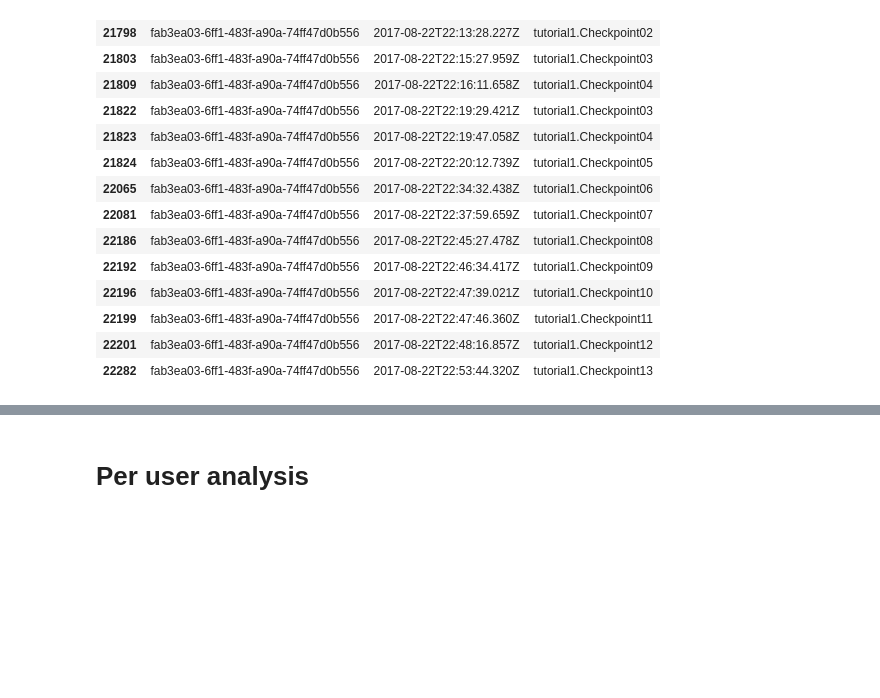
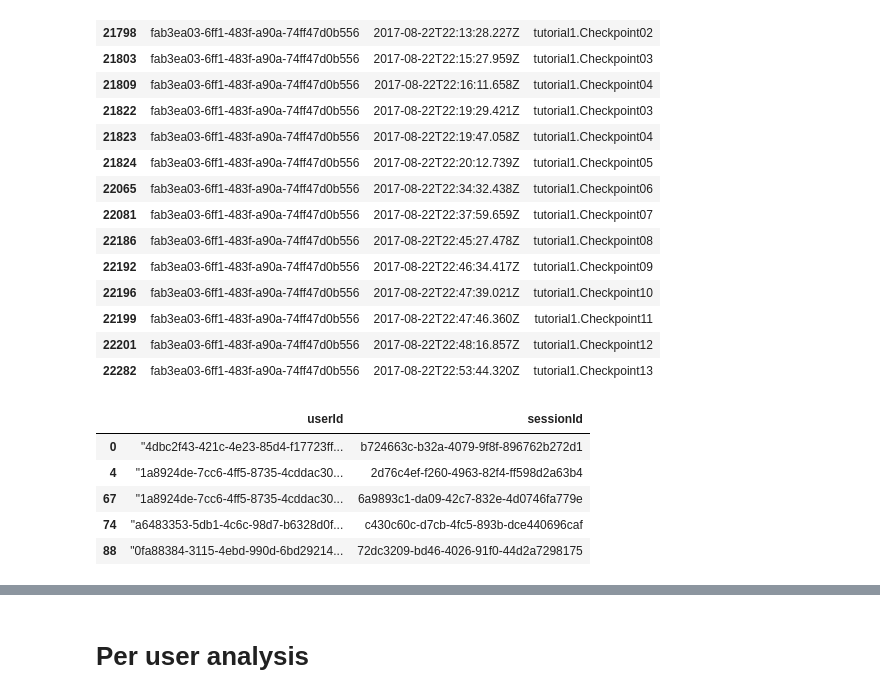
Before and after one commit to CyberCRI/dataanalysis-herocoli-redmetrics, a Jupyter notebook: v1.52/2. Per session and per user analysis.ipynb, the cells around one changed output, grey strips where cells are left out. Drawn from its saved outputs; the diff is of its cells as text; code cells hidden in the pictures; blank space fills up the shorter version.

```diff
--- a/v1.52/2. Per session and per user analysis.ipynb
+++ b/v1.52/2. Per session and per user analysis.ipynb
@@ -46,3 +81,13 @@ perSession
 | 22199 | fab3ea03-6ff1-483f-a90a-74ff47d0b556 | 2017-08-22T22:47:46.360Z | tutorial1.Checkpoint11 |
 | 22201 | fab3ea03-6ff1-483f-a90a-74ff47d0b556 | 2017-08-22T22:48:16.857Z | tutorial1.Checkpoint12 |
 | 22282 | fab3ea03-6ff1-483f-a90a-74ff47d0b556 | 2017-08-22T22:53:44.320Z | tutorial1.Checkpoint13 |
+# %%
+allSessions = getAllSessions( df152, True )
+allSessions.head()
+# %% [output]
+|  | userId | sessionId |
+| 0 | "4dbc2f43-421c-4e23-85d4-f17723ff... | b724663c-b32a-4079-9f8f-896762b272d1 |
+| 4 | "1a8924de-7cc6-4ff5-8735-4cddac30... | 2d76c4ef-f260-4963-82f4-ff598d2a63b4 |
+| 67 | "1a8924de-7cc6-4ff5-8735-4cddac30... | 6a9893c1-da09-42c7-832e-4d0746fa779e |
+| 74 | "a6483353-5db1-4c6c-98d7-b6328d0f... | c430c60c-d7cb-4fc5-893b-dce440696caf |
+| 88 | "0fa88384-3115-4ebd-990d-6bd29214... | 72dc3209-bd46-4026-91f0-44d2a7298175 |
```
Also changed, not shown: parts of 59 cells of this notebook, 2 other files.
